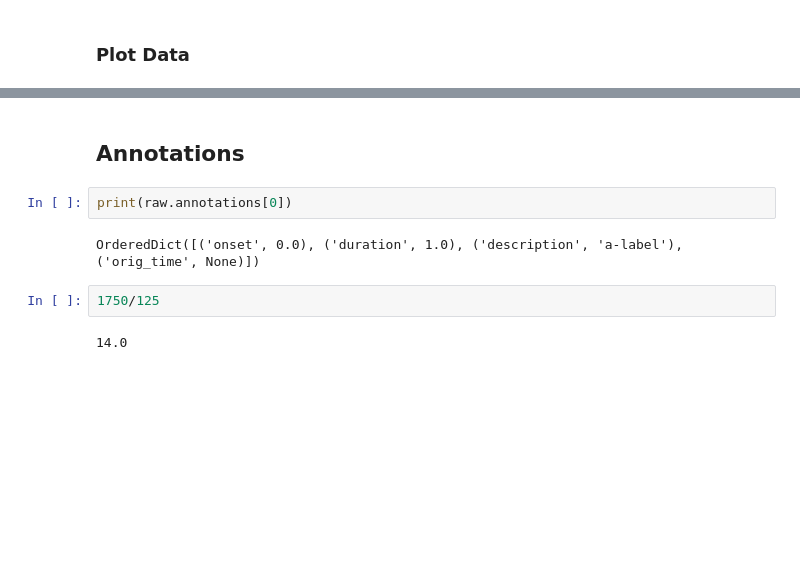
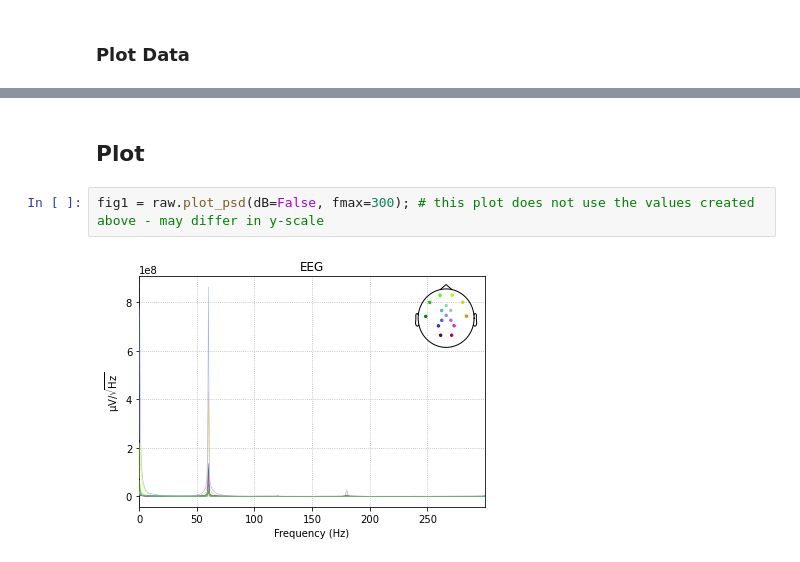
Before and after one commit to nateGeorge/openbci_laryngeal_imagery, a Jupyter notebook: code/testing/analysis/Analysis.ipynb, the cells around one changed output, grey strips where cells are left out. Saved outputs shown, nothing was run; the diff lists cells and outputs as text; blank space fills up the shorter version.

```diff
--- a/code/testing/analysis/Analysis.ipynb
+++ b/code/testing/analysis/Analysis.ipynb
@@ -35,10 +63,6 @@ plt.title("Data in Samples");
 # %% [markdown]
-## Annotations
+## Plot
-# %%
-print(raw.annotations[0])
-# %% [output]
-OrderedDict([('onset', 0.0), ('duration', 1.0), ('description', 'a-label'), ('orig_time', None)])
-# %%
-1750/125
-# %% [output]
-14.0
+# %%
+fig1 = raw.plot_psd(dB=False, fmax=300); # this plot does not use the values created above - may differ in y-scale
+# %% [output]
+[figure, added]
```
Also changed, not shown: parts of 11 cells of this notebook, 1 other file.
